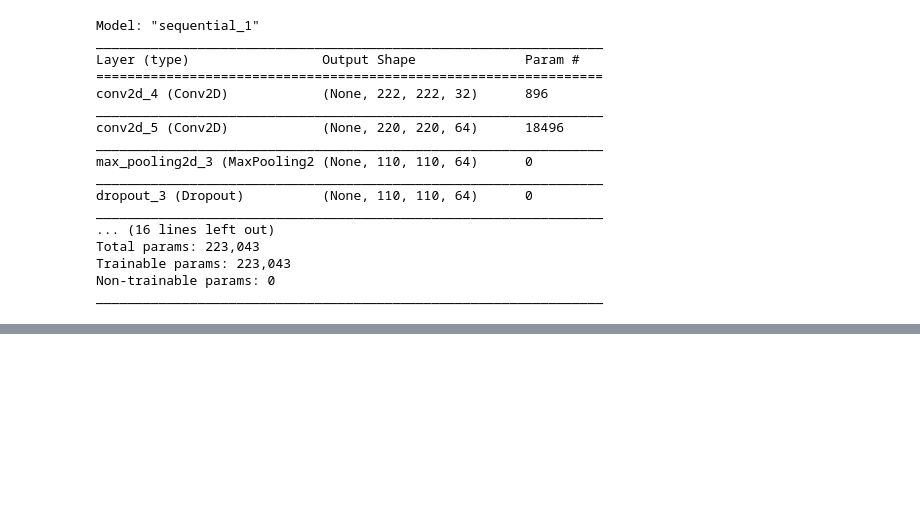
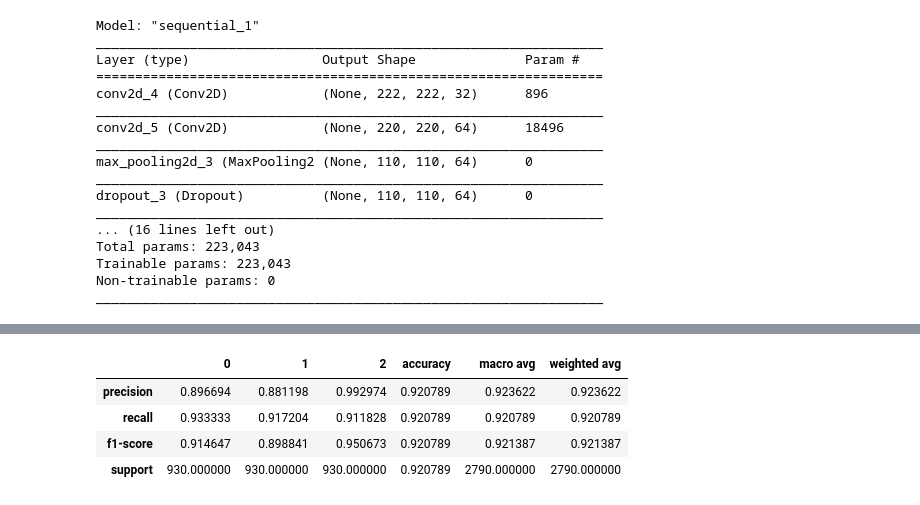
Before and after one commit to ZaimaSartajTaheri/ResearchCodes, a Jupyter notebook: Z_CovidDetection_1_9.ipynb, the cells around one changed output, grey strips where cells are left out. Saved outputs shown, nothing was run; the diff lists cells and outputs as text; code cells hidden in the pictures; blank space fills up the shorter version.

```diff
--- a/Z_CovidDetection_1_9.ipynb
+++ b/Z_CovidDetection_1_9.ipynb
@@ -150 +146,8 @@ Test Accuracy: 91.76%
 Train Accuracy: 97.86%
+# %%
+from keras.utils.np_utils import to_categorical
+num_classes=len(test.class_indices)
+
+test_labels = test.classes
+test_labels = to_categorical(test_labels, num_classes=num_classes)
+test_labels
@@ -151,12 +162,20 @@ Train Accuracy: 97.86%
 # %%
 from sklearn.metrics import confusion_matrix, classification_report
 
-rounded_labels=np.argmax(test, axis=1)
+# rounded_labels=np.argmax(test, axis=1)
 
-predictions = model.predict(test)
-pred = np.argmax(predictions, axis=1)
+pred = model.predict(test)
+# pred = np.argmax(predictions, axis=1)
+
+y_pred=np.argmax(pred, axis=1)
+y_test=np.argmax(test_labels, axis=1)
 
 
-# target_names=['Covid','Normal','Pneumonia']
-print(confusion_matrix(rounded_labels.classes, pred ))
-pd.DataFrame(classification_report(rounded_labels.classes,pred,output_dict=True))
+cnf_matrix=confusion_matrix(y_test, y_pred)
+pd.DataFrame(classification_report(y_test,y_pred,output_dict=True))
+# %% [output]
+|  | 0 | 1 | 2 | accuracy | macro avg | weighted avg |
+| precision | 0.896694 | 0.881198 | 0.992974 | 0.920789 | 0.923622 | 0.923622 |
+| recall | 0.933333 | 0.917204 | 0.911828 | 0.920789 | 0.920789 | 0.920789 |
+| f1-score | 0.914647 | 0.898841 | 0.950673 | 0.920789 | 0.921387 | 0.921387 |
+| support | 930.000000 | 930.000000 | 930.000000 | 0.920789 | 2790.000000 | 2790.000000 |
```
Also changed, not shown: parts of 10 cells of this notebook.
